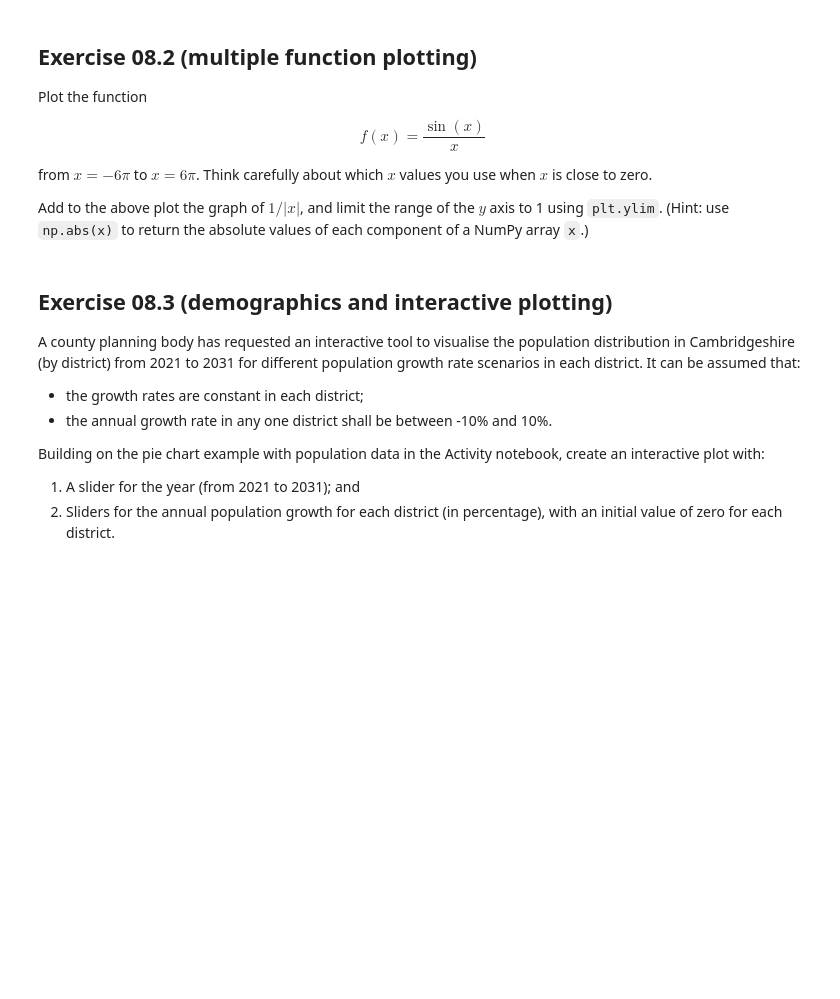
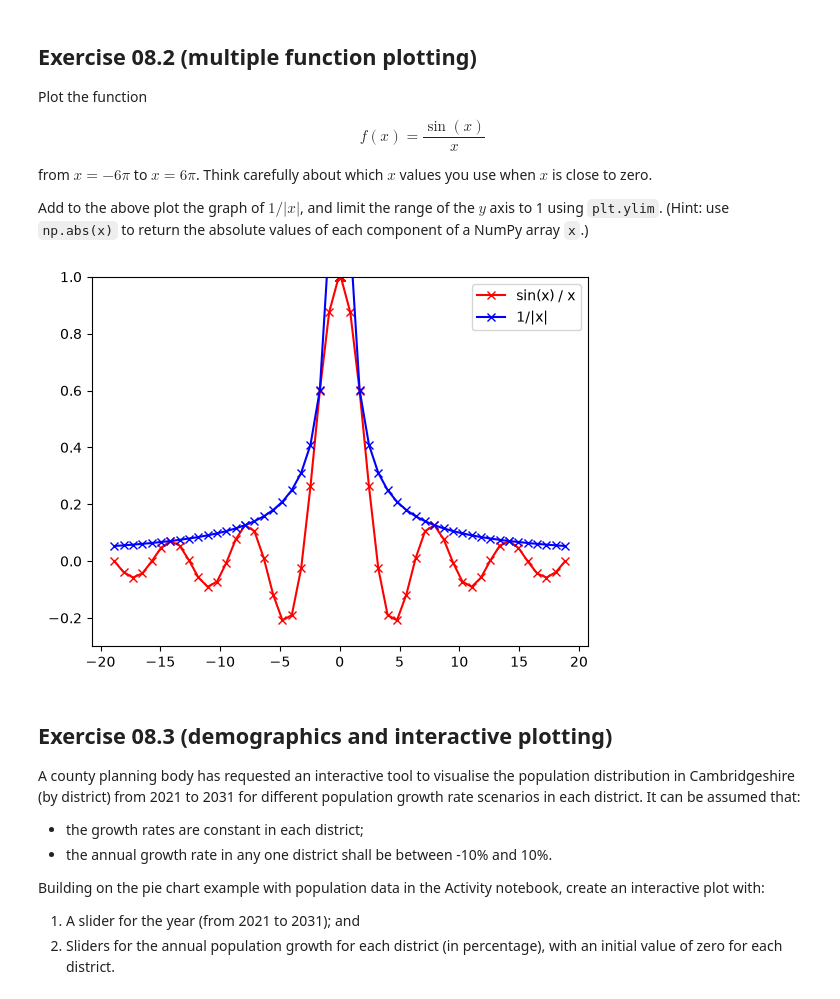
Before and after one commit to adrianchiu0218/PartIA-Computing-Michaelmas_khac5, a Jupyter notebook: Exercises/08 Exercises.ipynb, the cells around one changed output. Drawn from its saved outputs; the diff is of its cells as text; code cells hidden in the pictures; blank space fills up the shorter version.

```diff
--- a/Exercises/08 Exercises.ipynb
+++ b/Exercises/08 Exercises.ipynb
@@ -48,3 +71,24 @@ component of a NumPy array `x`.)
+# %%
+#creating range of values excluding 0
+x_left = np.linspace(-6*np.pi, -0.1, 25)
+#more values close to 0
+x_midleft = np.linspace(-0.1, -0.0001, 500)
+x_midright = np.linspace(0.0001, 0.1, 500)
+x_right = np.linspace(0.1, 6*np.pi, 25)
+#concatenate the strings
+x = np.concatenate([x_left, x_midleft, x_midright, x_right])
+#plot both graphs
+f1 = np.sin(x)/x
+f2 = 1/np.abs(x)
+plt.plot(x,f1,'-xr', label = "sin(x) / x")
+plt.plot(x, f2, '-xb', label = "1/|x|")
+#show legend
+plt.legend()
+#limiting y axis
+plt.ylim(-0.3, 1)
+plt.show()
+# %% [output]
+[figure, added]
 # %% [markdown]
 ## Exercise 08.3 (demographics and interactive plotting)
 
```
Also changed, not shown: parts of 7 cells of this notebook, 7 other files.
